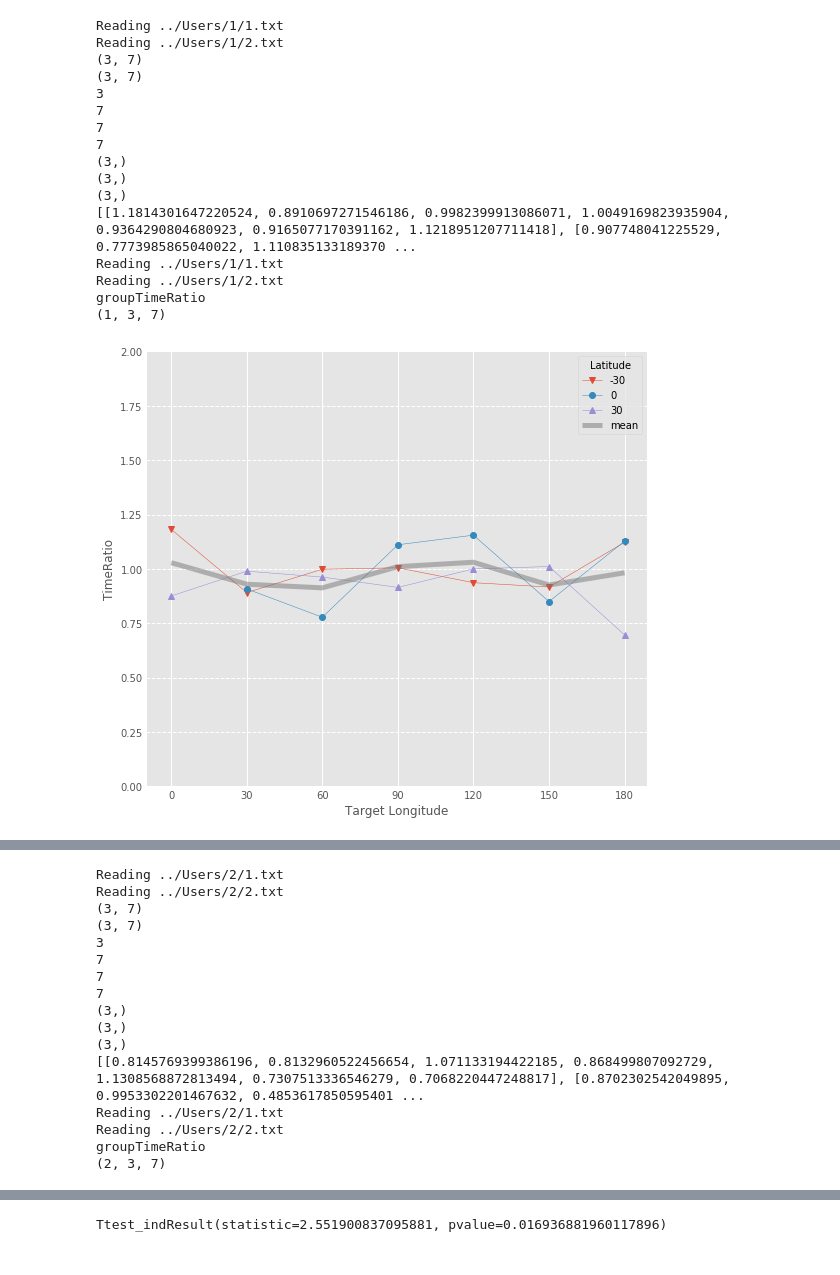
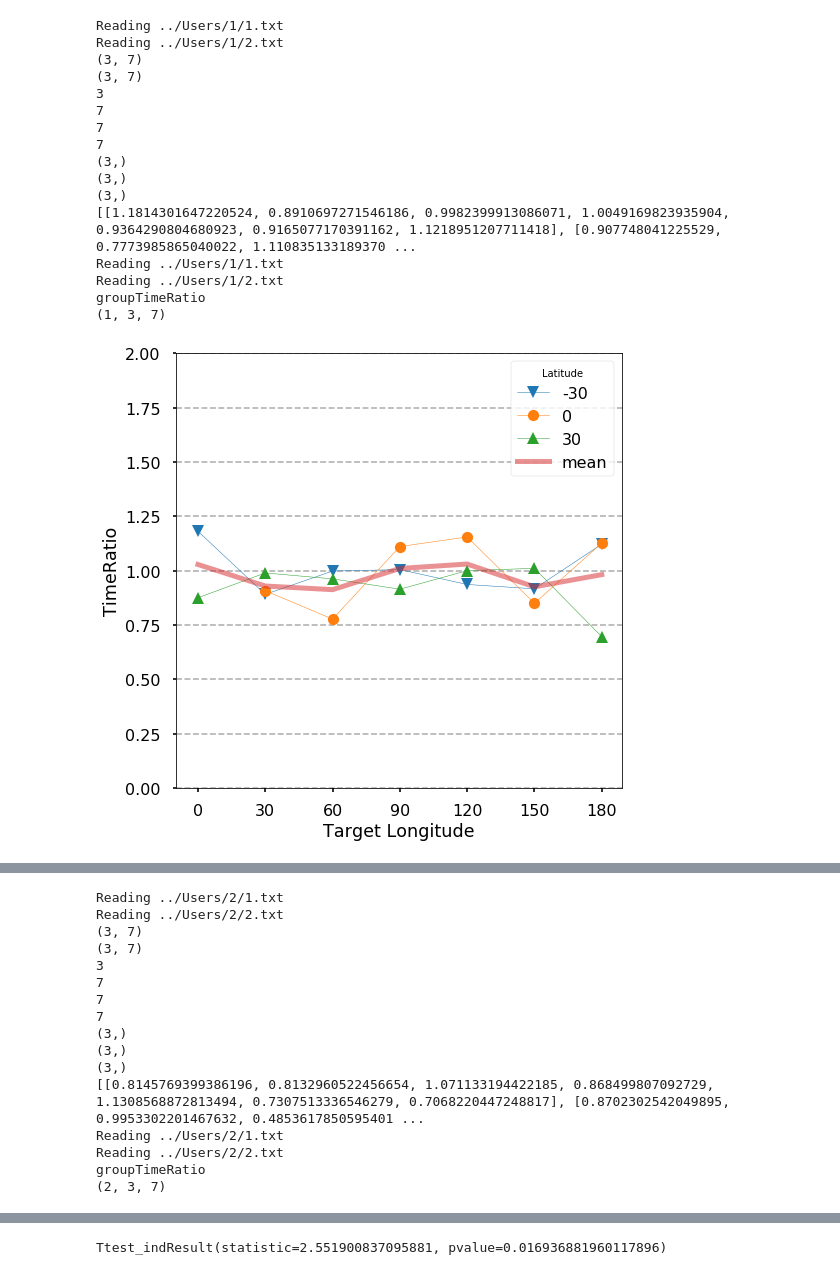
Before and after one commit to red-pencil/python_data, a Jupyter notebook: vtdata/Scripts/gain_new_3for12.ipynb, the cells around one changed output, grey strips where cells are left out. Saved outputs shown, nothing was run; the diff lists cells and outputs as text; code cells hidden in the pictures.

```diff
--- a/vtdata/Scripts/gain_new_3for12.ipynb
+++ b/vtdata/Scripts/gain_new_3for12.ipynb
@@ -992,7 +994,7 @@ groupTime1=[]
 groupTime2=[]
 groupTimeRatio=[]
 
-plt.style.use('ggplot')
+
 
 ###################### choose user
 users=[1,2,3,4,5,9,10,14,6,12,13,8,11,7]#after 13
@@ -1054,31 +1056,31 @@ for uid in range(len(users)):
 
         ratio2,log2 = make_ratio_rpluszero(userTimeMean1,userTimeMean2)
 
         groupTimeRatio.append(ratio2)
         print('groupTimeRatio')
         print(np.array(groupTimeRatio).shape)
         #print(str(ratio1))
         #print(str(r1))
         plotRatio('Ratio', 'Time', ratio1)
         plotRatio('Log', 'Time', log1)
 
     #plotcontrast(s1[3],s2[3]) #all 3
     #plotratio(r3)
 # %% [output]
 Reading ../Users/1/1.txt
 Reading ../Users/1/2.txt
 (3, 7)
 (3, 7)
 3
 7
 7
 7
 (3,)
 (3,)
 (3,)
 [[1.1814301647220524, 0.8910697271546186, 0.9982399913086071, 1.0049169823935904, 0.9364290804680923, 0.9165077170391162, 1.1218951207711418], [0.907748041225529, 0.7773985865040022, 1.110835133189370 ...
 Reading ../Users/1/1.txt
 Reading ../Users/1/2.txt
 groupTimeRatio
 (1, 3, 7)
-[figure, old version]
+[figure, new version]
```
Also changed, not shown: parts of 4 cells of this notebook, 3 other files.
